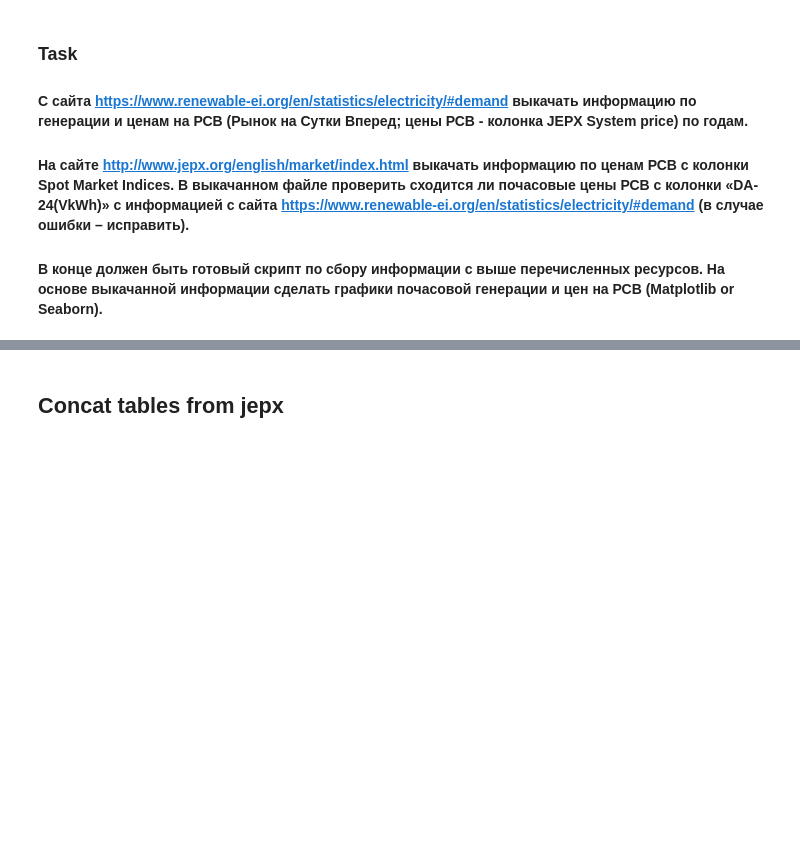
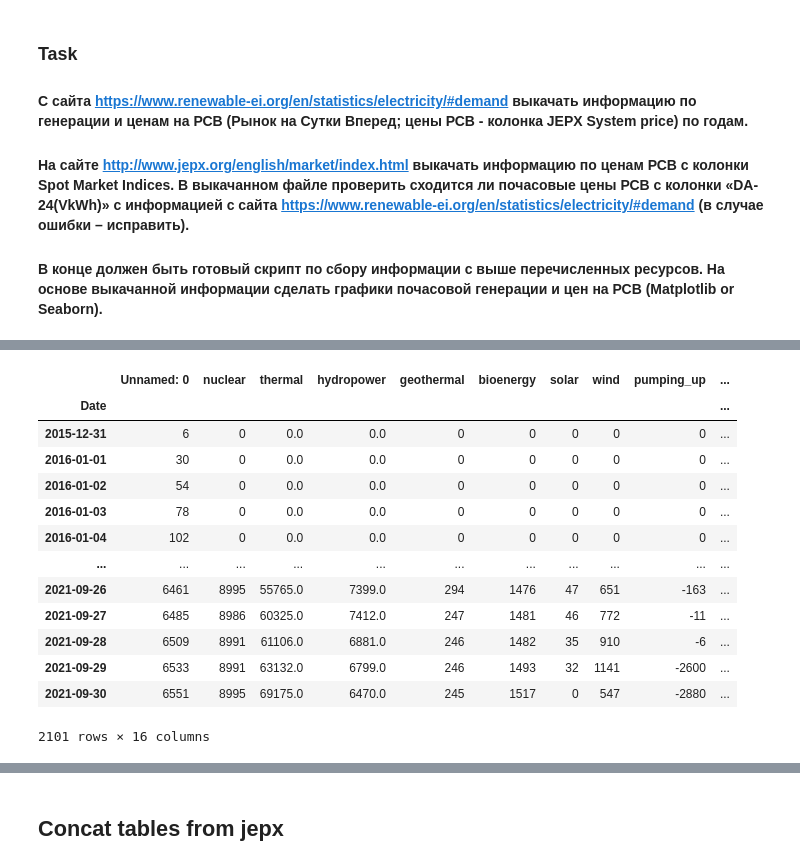
Before and after one commit to Iassirskyi/pandas_case, a Jupyter notebook: Task_2.ipynb, the cells around one changed output, grey strips where cells are left out. Drawn from its saved outputs; the diff is of its cells as text; code cells hidden in the pictures; blank space fills up the shorter version.

```diff
--- a/Task_2.ipynb
+++ b/Task_2.ipynb
@@ -14,0 +91,2 @@ data_from_renewable = pd.read_csv('files/download.csv')
+# %%
+df = pd.concat([df_1, b])
@@ -14,0 +109,24 @@ data_from_renewable = pd.read_csv('files/download.csv')
+# %%
+df = df.astype({'Date': 'datetime64[ns]'})
+# %%
+df.index = df.Date
+df = df.drop('Date', axis=1)
+# %%
+df_1 = df.resample('D').last()
+# %%
+df_1
+# %% [output]
+|  | Unnamed: 0 | nuclear | thermal | hydropower | geothermal | bioenergy | solar | wind | pumping_up | ... |
+| Date |  |  |  |  |  |  |  |  |  | ... |
+| 2015-12-31 | 6 | 0 | 0.0 | 0.0 | 0 | 0 | 0 | 0 | 0 | ... |
+| 2016-01-01 | 30 | 0 | 0.0 | 0.0 | 0 | 0 | 0 | 0 | 0 | ... |
+| 2016-01-02 | 54 | 0 | 0.0 | 0.0 | 0 | 0 | 0 | 0 | 0 | ... |
+| 2016-01-03 | 78 | 0 | 0.0 | 0.0 | 0 | 0 | 0 | 0 | 0 | ... |
+| 2016-01-04 | 102 | 0 | 0.0 | 0.0 | 0 | 0 | 0 | 0 | 0 | ... |
+| ... | ... | ... | ... | ... | ... | ... | ... | ... | ... | ... |
+| 2021-09-26 | 6461 | 8995 | 55765.0 | 7399.0 | 294 | 1476 | 47 | 651 | -163 | ... |
+| 2021-09-27 | 6485 | 8986 | 60325.0 | 7412.0 | 247 | 1481 | 46 | 772 | -11 | ... |
+| 2021-09-28 | 6509 | 8991 | 61106.0 | 6881.0 | 246 | 1482 | 35 | 910 | -6 | ... |
+| 2021-09-29 | 6533 | 8991 | 63132.0 | 6799.0 | 246 | 1493 | 32 | 1141 | -2600 | ... |
+| 2021-09-30 | 6551 | 8995 | 69175.0 | 6470.0 | 245 | 1517 | 0 | 547 | -2880 | ... |
+2101 rows × 16 columns
```
Also changed, not shown: parts of 35 cells of this notebook, 17 other files.
